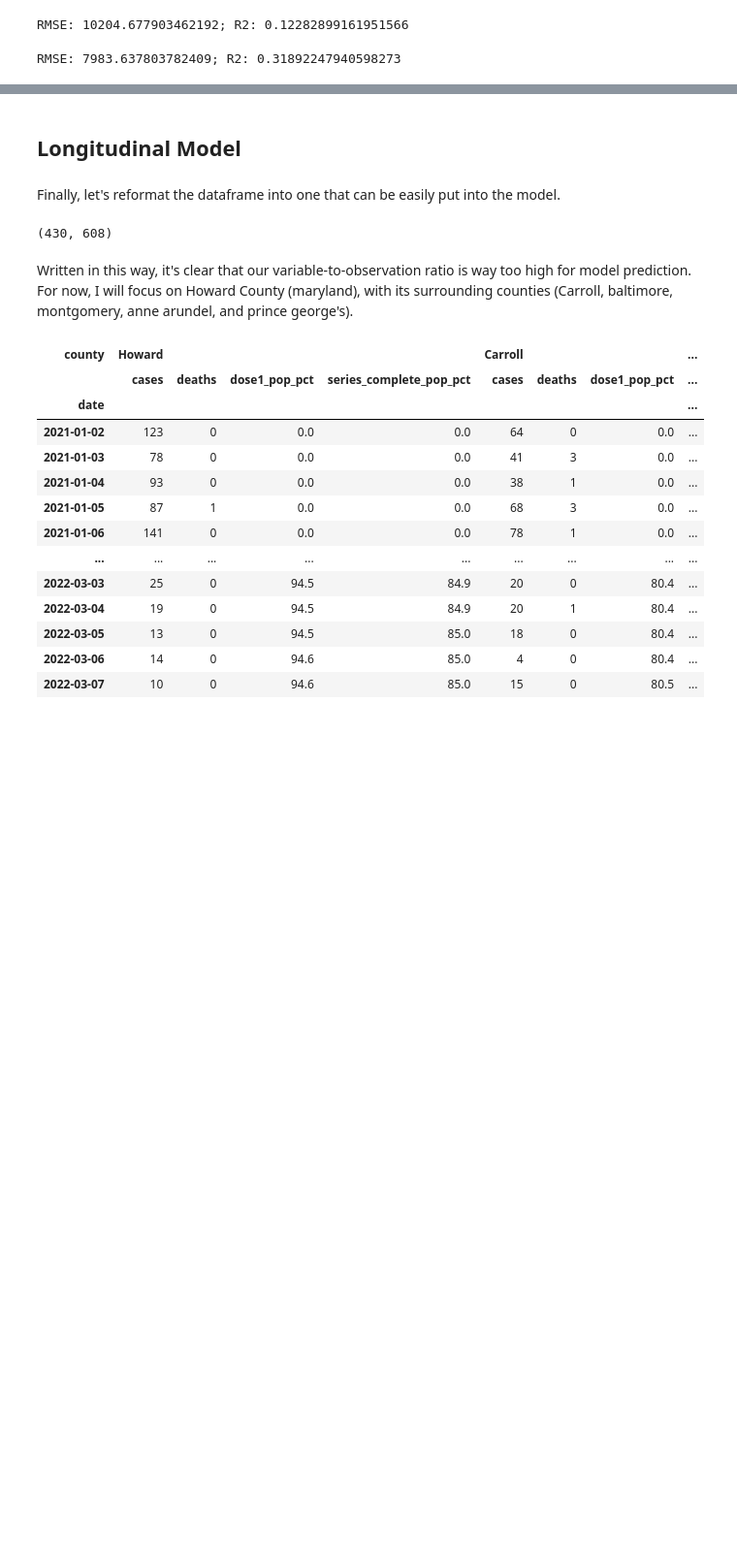
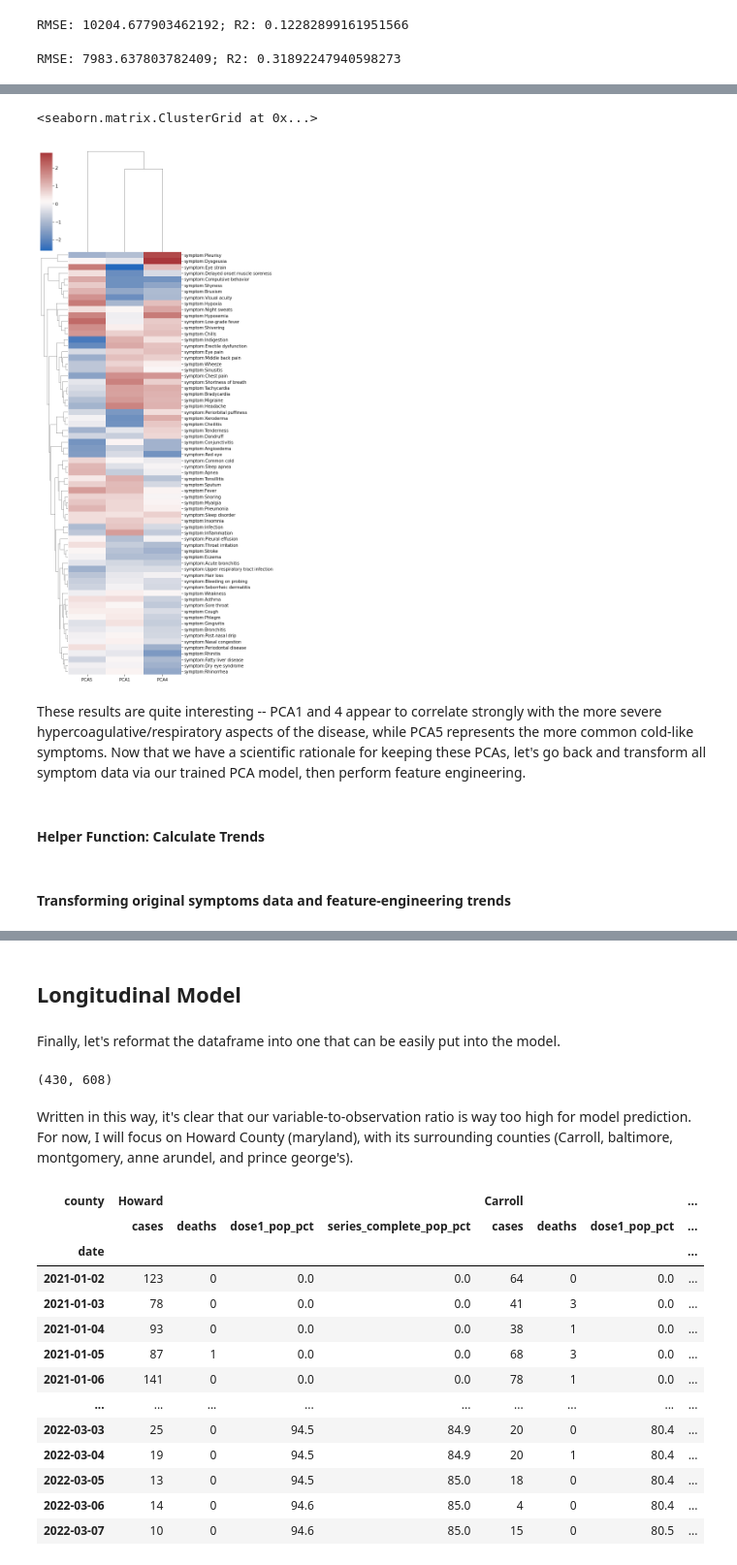
Before and after one commit to GaniPerez/COVID_Case_Prediction, a Jupyter notebook: COVID19_RNN_byState.ipynb, the cells around one changed output, grey strips where cells are left out. Shown at 97% size. Cells and saved outputs as stored; diff of their text form; code cells hidden in the pictures; blank space fills up the shorter version.

```diff
--- a/COVID19_RNN_byState.ipynb
+++ b/COVID19_RNN_byState.ipynb
@@ -1940,0 +2050,16 @@ Clearly, our current set of features do not predict cases well past 1 day. Keepi
+# %%
+symp_cols = [i for i in df_d1.columns if "symptom:" in i]
+
+df_d1_symp = df_d1[symp_cols]
+
+scaler = StandardScaler()
+scaler.fit(df_d1_symp)
+df_d1_symp1 = scaler.transform(df_d1_symp)
+
+PCA_model = PCA(n_components = 0.99, svd_solver='full', random_state=42)
+
+PCA_model.fit(df_d1_symp1)
+df_d1_symp_PCA = PCA_model.transform(df_d1_symp1)
+
+df_d1_symp_PCA = pd.DataFrame(df_d1_symp_PCA)
+df_d1_symp_PCA
@@ -1940,0 +2226,6 @@ Clearly, our current set of features do not predict cases well past 1 day. Keepi
+# %%
+symp_cols = df_d1_symp.columns
+# %%
+PCA_components = pd.DataFrame(PCA_model.components_)
+PCA_components.columns = symp_cols
+PCA_components
@@ -1940,0 +2251,5 @@ Clearly, our current set of features do not predict cases well past 1 day. Keepi
+# %%
+# 0, 3, and 4 correspond to PCA1, 4, and 5.
+comp_graph = PCA_components.iloc[[0,3,4],].transpose()
+comp_graph.columns = ['PCA1', 'PCA4', 'PCA5']
+comp_graph
@@ -1940,0 +2270,9 @@ Clearly, our current set of features do not predict cases well past 1 day. Keepi
+# %%
+sns.clustermap(comp_graph, cmap='vlag', z_score=1, figsize = (8,18))
+# %% [output]
+<seaborn.matrix.ClusterGrid at 0x...>
+[figure, added]
+# %% [markdown]
+These results are quite interesting -- PCA1 and 4 appear to correlate strongly with the more severe hypercoagulative/respiratory aspects of the disease, while PCA5 represents the more common cold-like symptoms. Now that we have a scientific rationale for keeping these PCAs, let's go back and transform all symptom data via our trained PCA model, then perform feature engineering.
+# %% [markdown]
+#### Helper Function: Calculate Trends
@@ -1940,0 +2363,2 @@ Clearly, our current set of features do not predict cases well past 1 day. Keepi
+# %% [markdown]
+#### Transforming original symptoms data and feature-engineering trends
```
Also changed, not shown: parts of 78 cells of this notebook.
